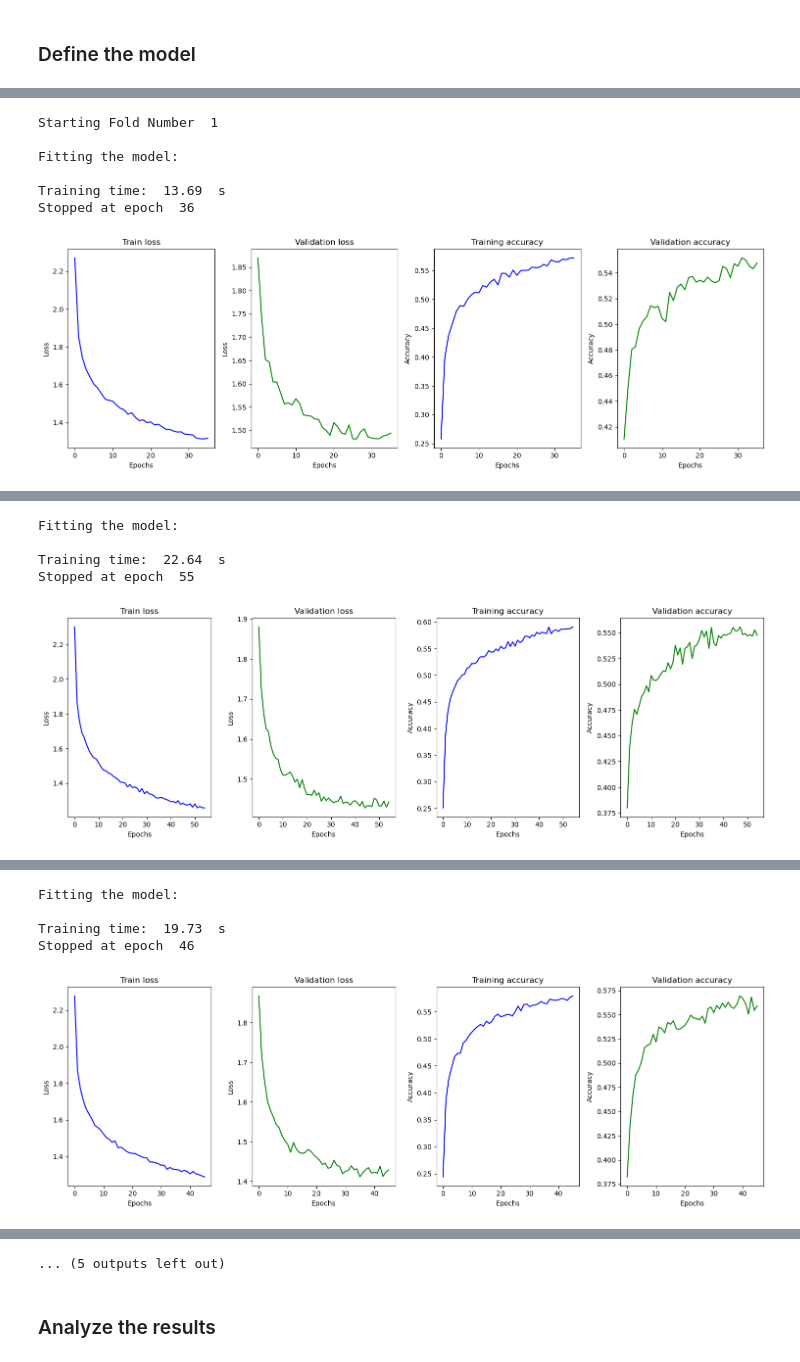
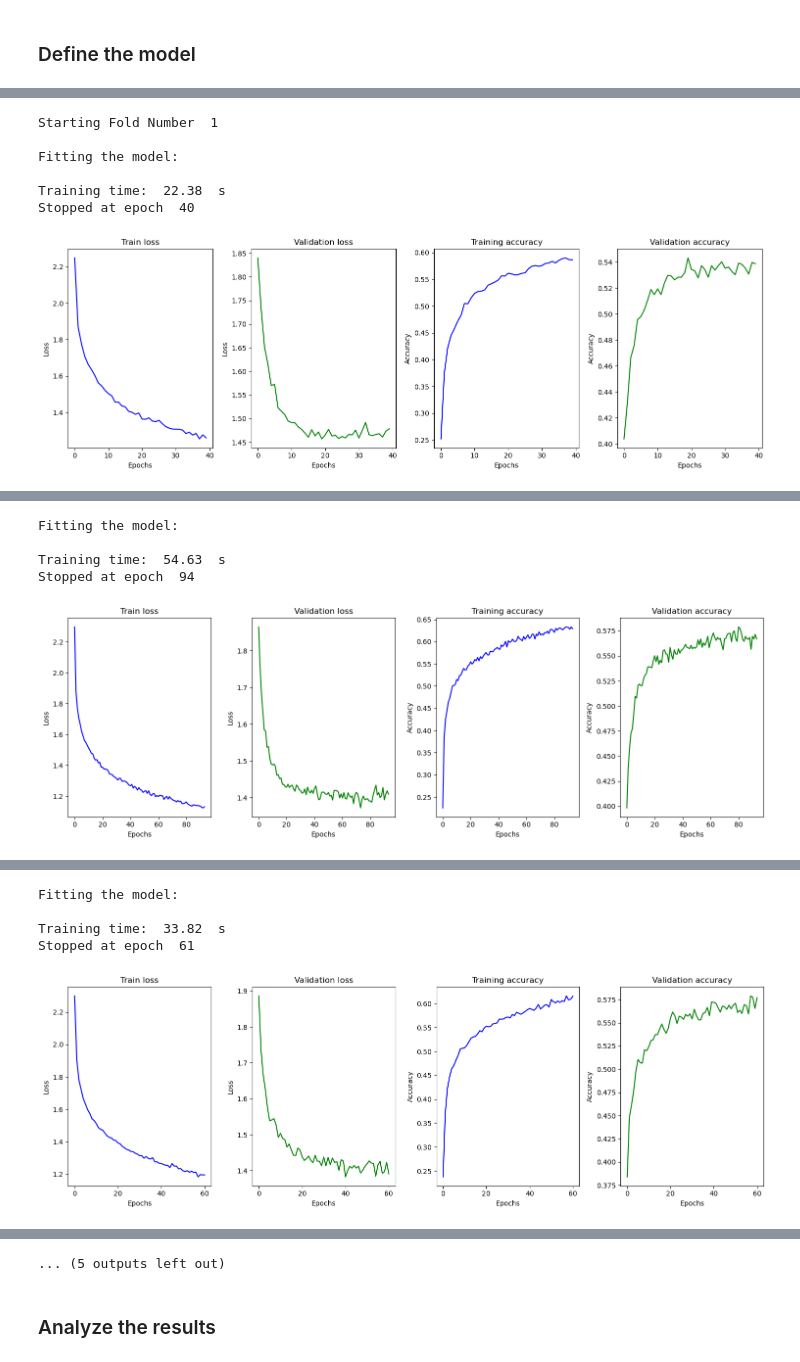
Before and after one commit to Vatsal-Sharma2003/HUMAN-POSE-ESTIMATION-USING-MACHINE-LEARNING, a Jupyter notebook: FFNN_both.ipynb, the cells around one changed output, grey strips where cells are left out. Saved outputs shown, nothing was run; the diff lists cells and outputs as text; code cells hidden in the pictures.

```diff
--- a/FFNN_both.ipynb
+++ b/FFNN_both.ipynb
@@ -172,7 +178,9 @@ def create_model(input_shape, summary=False):
     model = tf.keras.Sequential([
             tf.keras.Input(shape=input_shape),
             tf.keras.layers.Dense(128, activation='leaky_relu'),
-            tf.keras.layers.Dropout(0.4),
+            tf.keras.layers.Dropout(0.3),
+            tf.keras.layers.Dense(128, activation='leaky_relu'),
+            tf.keras.layers.Dropout(0.3),
             tf.keras.layers.Dense(64, activation='leaky_relu'),
             tf.keras.layers.Dropout(0.2),
             tf.keras.layers.Dense(64, activation='leaky_relu'),
@@ -293,7 +301,7 @@ if model_selection:
         # Create a new instance of the model
         model = create_model(input_shape=inp_shape)
 
-        early_stop_callback = tf.keras.callbacks.EarlyStopping(monitor='val_loss', patience=10)
+        early_stop_callback = tf.keras.callbacks.EarlyStopping(monitor='val_loss', patience=20)
 
         results = model.fit(train_dataset,
                             epochs=1000,
@@ -311,34 +319,34 @@ if model_selection:
         # compute predicted labels
         output_vector = model.predict(val_dataset)
         predicted_labels = np.argmax(output_vector[:,:], axis=1)
 
         extracted_labels = []
         for _, label in val_dataset:
             extracted_labels.extend(label.numpy().tolist())
 
         true_labels = np.array(extracted_labels)
 
         # compute the confusion matrix
         cm = confusion_matrix(true_labels, predicted_labels)
         #print(cm)
         conf_matrix = conf_matrix + cm
 
         # Evaluate the model
         val_loss, val_accuracy = model.evaluate(val_dataset)
         accuracy_per_fold.append(val_accuracy)
 
         print()
         print('-----------------------------------------------------------------')
         print()
 
     avg_epochs = np.mean(epochs_per_fold)
 else:
-    avg_epochs = 60
+    avg_epochs = 48
 # %% [output]
 Starting Fold Number  1
 
 Fitting the model:
 
-Training time:  13.69  s
-Stopped at epoch  36
+Training time:  22.38  s
+Stopped at epoch  40
-[figure, old version]
+[figure, new version]
@@ -352,5 +360,5 @@ Starting Fold Number  2
 Fitting the model:
 
-Training time:  22.64  s
-Stopped at epoch  55
+Training time:  54.63  s
+Stopped at epoch  94
-[figure, old version]
+[figure, new version]
@@ -364,5 +372,5 @@ Starting Fold Number  3
 Fitting the model:
 
-Training time:  19.73  s
-Stopped at epoch  46
+Training time:  33.82  s
+Stopped at epoch  61
-[figure, old version]
+[figure, new version]
```
Also changed, not shown: parts of 11 cells of this notebook.
